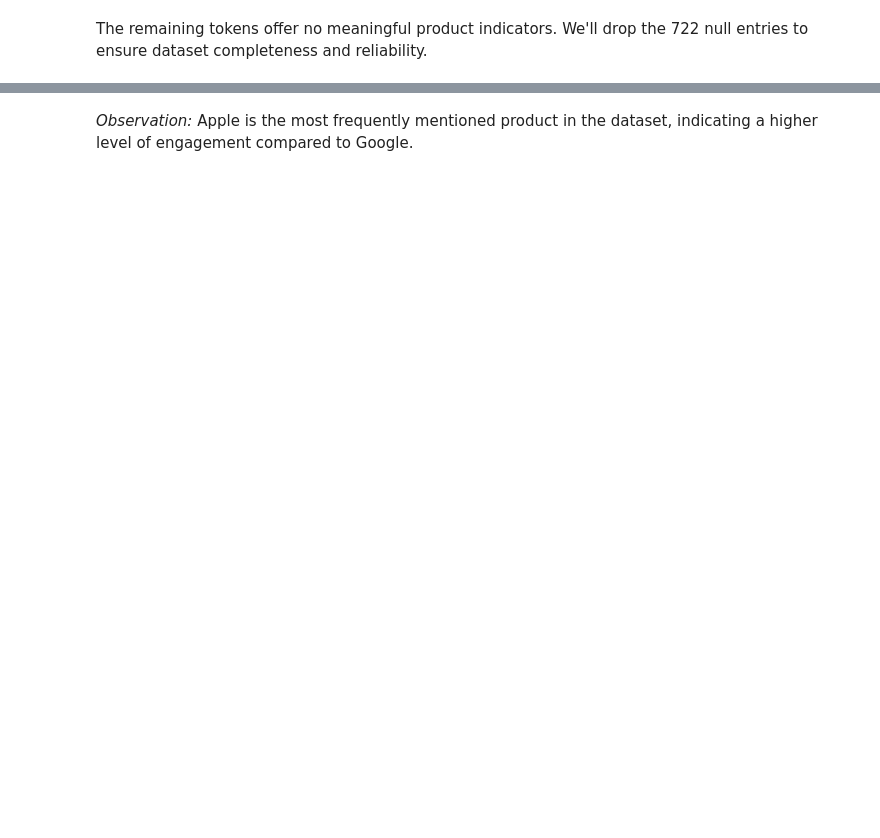
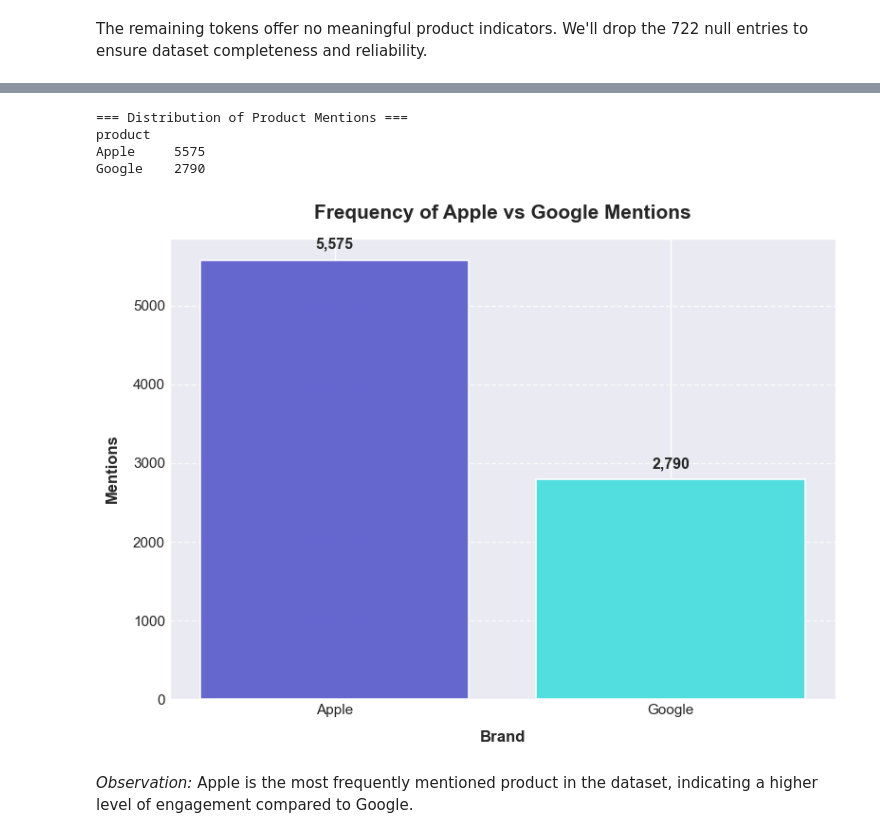
Before and after one commit to Vain-Guy/TechTones, a Jupyter notebook: techtones.ipynb, the cells around one changed output, grey strips where cells are left out. Drawn from its saved outputs; the diff is of its cells as text; code cells hidden in the pictures; blank space fills up the shorter version.

```diff
--- a/techtones.ipynb
+++ b/techtones.ipynb
@@ -89,9 +89,13 @@ import pandas as pd          # Data manipulation
 # Visualization
 import matplotlib.pyplot as plt
 import seaborn as sns
+sns.set_style("darkgrid")
 
 # String manipulation
 import re
+
+# Counting items
+from collections import Counter
 
 # NLP
 import nltk
@@ -137,7 +141,7 @@ pd.set_option('display.max_colwidth', None)
 # %% [markdown]
 Now we load the data.
 # %%
-df = pd.read_csv("judge-1377884607_tweet_product_company.csv", encoding="ISO-8859-1")
+df = pd.read_csv("C:\\Users\\lenovo\\OneDrive\\Desktop\\DS\\PROJECTS\\TechTones\\Apple and Google Twitter Sentiments.csv", encoding="ISO-8859-1")
 df
 # %% [output]
 |  | tweet_text | emotion_in_tweet_is_directed_at | is_there_an_emotion_directed_at_a... |
@@ -462,8 +467,17 @@ def impute_product(row):
     tokens = row['tokens']
 
     # Define keywords for each product
-    apple_keywords = ['iphone', 'ipad', 'apple', 'itunes', 'ipad2']
-    google_keywords = ['google', 'android', 'maps']
+    apple_keywords = [
+        'iphone', 'ipad', 'apple', 'itunes', 'ipad2', 'mac',
+        'ipod', 'macbook', 'ios', 'air', 'pro', 'imac', 'siri',
+        'lightning', 'facetime', 'safari'
+    ]
+
+    google_keywords = [
+        'google', 'android', 'maps', 'chrome', 'gmail', 'pixel',
+        'nexus', 'workspace', 'assistant', 'alexa', 'nest', 'meet',
+        'duo', 'ads'
+    ]
 
     # Check if any Apple keywords are in tokens
     if any(keyword in tokens for keyword in apple_keywords):
@@ -538,2 +551,58 @@ plt.show()
+# %%
+# Data summary
+counts = df["product"].value_counts()
+print("=== Distribution of Product Mentions ===")
+print(counts.to_string())
+
+# Visualize
+fig, ax = plt.subplots(figsize=(8, 6))
+
+brands = counts.index
+values = counts.values
+
+# Palette
+palette = ["#5E60CE", "#4ADEDE"]
+
+# Bar Plot
+bars = ax.bar(
+    brands,
+    values,
+    color=palette,
+    edgecolor="white",
+    linewidth=1.2,
+    alpha=0.95
+)
+
+# Annotate bars
+for bar in bars:
+    height = bar.get_height()
+    ax.text(
+        bar.get_x() + bar.get_width() / 2,
+        height + (max(values) * 0.02),
+        f"{int(height):,}",
+        ha="center",
+        va="bottom",
+        fontsize=11.5,
+        fontweight="semibold",
+    )
+
+# Labels
+ax.set_title("Frequency of Apple vs Google Mentions", fontsize=15, fontweight="semibold", pad=15)
+ax.set_xlabel("Brand", fontsize=12, fontweight="semibold", labelpad=10)
+ax.set_ylabel("Mentions", fontsize=12, fontweight="semibold", labelpad=10)
+
+# Grid & Spines
+ax.grid(axis='y', linestyle='--', alpha=0.8)
+ax.set_axisbelow(True)
+
+# Tighten it all up
+plt.tight_layout()
+plt.show()
+# %% [output]
+=== Distribution of Product Mentions ===
+product
+Apple     5575
+Google    2790
+[figure, added]
 # %% [markdown]
 *Observation:* Apple is the most frequently mentioned product in the dataset, indicating a higher level of engagement compared to Google.
```
Also changed, not shown: parts of 34 cells of this notebook.
